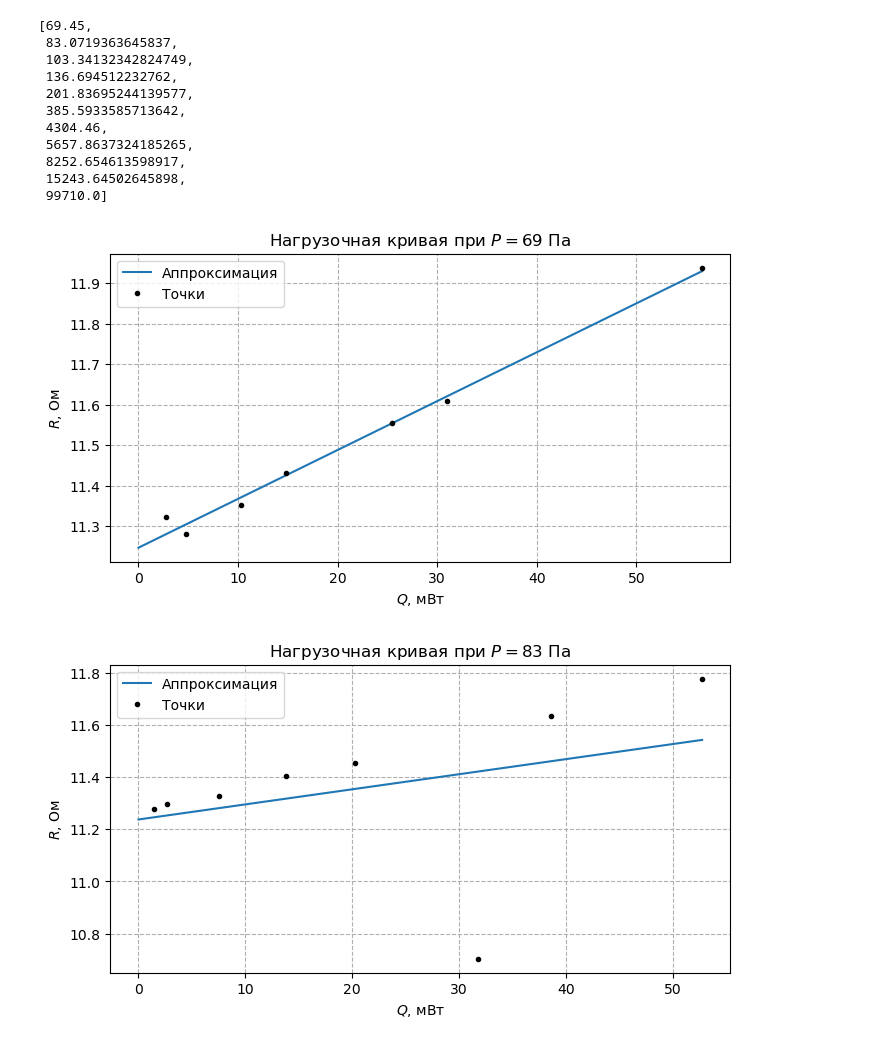
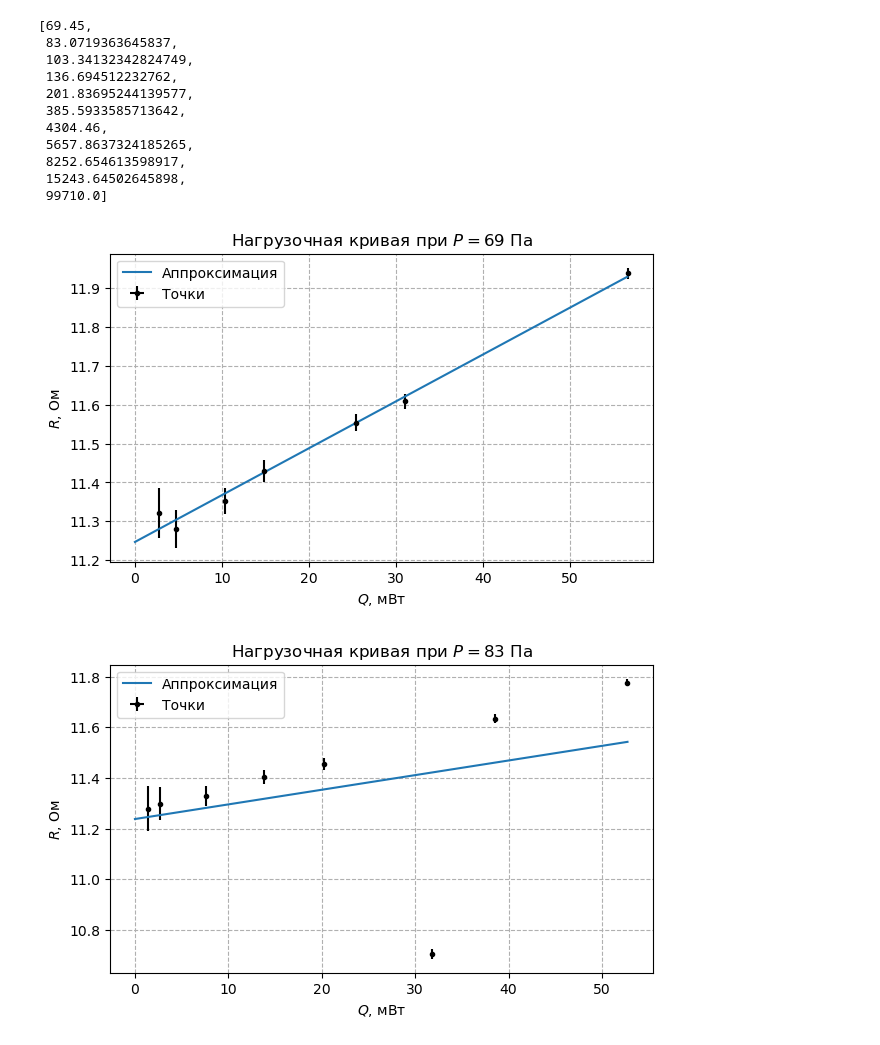
Before and after one commit to victorbaldin56/phys_vpv, a Jupyter notebook: 2_sem/calc.ipynb, the cells around one changed output. Cells and saved outputs as stored; diff of their text form; code cells hidden in the pictures.

Commit message:
add tables & graphs in tex

```diff
--- a/2_sem/calc.ipynb
+++ b/2_sem/calc.ipynb
@@ -24,6 +24,24 @@ def fit(f, par, x, y):
         y1 = f(par, x_)
         return np.sum((y1-y_)**2)
     return minimize(err, [par], args=(x, y)).x[0]
+# %%
+def latex_tab(df, caption):
+    tab = df.to_latex(float_format='%.3f',
+                      caption=caption,
+                      escape=False,
+                      index=False,
+                      position='H')
+
+    tab = tab.replace('\\\\\n', '\\\\ \\hline\n')
+    tab = tab.replace('I(mA)', r'$I$, мА')
+    tab = tab.replace('U(V)', r'$U$, В')
+    tab = tab.replace('Q &', r'$Q$, мкВт &')
+    tab = tab.replace('R &', r'$R$, Ом &')
+    tab = tab.replace('\\toprule', '\\hline')
+    tab = tab.replace('\\midrule\n', '')
+    tab = tab.replace('rrrrrr', '|c|c|c|c|c|c|')
+    tab = tab.replace('\\bottomrule\n', '')
+    return tab
 # %%
 # Давления в 1 п. лабы
 
@@ -50,25 +68,50 @@ P
 # %%
 resistances = read_files([f'data/UI{p}.csv' for p in P])
 
+# Погрешности
+U_ERR = 0.001
+I_ERR = 0.001
+
+a = []
+b = []
 cnt = 0
-for resist in resistances:
-    resist['R'] = resist['U(V)'] * 1e3 / resist['I(mA)']
-    resist['Q'] = resist['U(V)'] * resist['I(mA)']
+with open('include.tex', 'w') as f:
+    for resist in resistances:
+        resist['R'] = resist['U(V)'] * 1e3 / resist['I(mA)']
+        resist[r'$\Delta R$, Ом'] = resist['R'] * [np.sqrt((I_ERR / resist['I(mA)'].iloc[i])**2 + (U_ERR / resist['U(V)'].iloc[i])**2)
+                                                   for i in range(resist['I(mA)'].__len__())]
+        resist['Q'] = resist['U(V)'] * resist['I(mA)']
+        resist[r'$\Delta Q$, мВт'] = resist['Q'] * [np.sqrt((I_ERR / resist['I(mA)'].iloc[i])**2 + (U_ERR / resist['U(V)'].iloc[i])**2)
+                                                   for i in range(resist['I(mA)'].__len__())]
 
-    plt.figure(figsize=(8, 4))
-    plt.errorbar(resist['Q'], resist['R'], fmt='k.', label='Точки')
-    [a, b] = np.polyfit(resist['Q'], resist['R'], deg=1)
-    x_ax = np.linspace(0, max(resist['Q']), 1000)
+        plt.figure(figsize=(7, 4))
+        plt.errorbar(resist['Q'], resist['R'], fmt='k.', label='Точки',
+                     xerr=resist[r'$\Delta Q$, мВт'], yerr=resist[r'$\Delta R$, Ом'])
+        [tmp_a, tmp_b] = np.polyfit(resist['Q'], resist['R'], deg=1)
+        a.append(tmp_a)
+        b.append(tmp_b)
+        x_ax = np.linspace(0, max(resist['Q']), 1000)
 
-    plt.plot(x_ax, a * x_ax + b, label='Аппроксимация')
+        plt.plot(x_ax, tmp_a * x_ax + tmp_b, label='Аппроксимация')
 
-    plt.xlabel('$Q$, мВт')
-    plt.ylabel('$R$, Ом')
-    plt.title(f'Нагрузочная кривая при $P = {P[cnt]:.0f}$ Па')
-    plt.grid(linestyle='--')
-    plt.legend()
-    plt.savefig(f'graphs/RQ{P[cnt]}.pdf')
-    cnt += 1
+        plt.xlabel('$Q$, мВт')
+        plt.ylabel('$R$, Ом')
+        plt.title(f'Нагрузочная кривая при $P = {P[cnt]:.0f}$ Па')
+        plt.grid(linestyle='--')
+        plt.legend()
+        plt.savefig(f'graphs/RQ{P[cnt]}.pdf')
+
+        for key in ['Q', 'R', r'$\Delta R$, Ом', r'$\Delta Q$, мВт']:
+            resist[key] = resist[key].map(lambda x: '%.2f' % x)
+
+        f.write(latex_tab(resist, f'$P = {P[cnt]:.0f}$ Па'))
+
+        f.write(f'\\begin{{figure}}[H]'
+                f'\\centering'
+                f'\\includegraphics[width=\\textwidth]{{graphs/RQ{P[cnt]}.pdf}}'
+                f'\\end{{figure}}')
+
+        cnt += 1
 # %% [output]
-[figure, old version]
+[figure, new version]
-[figure, old version]
+[figure, new version]
```
Also changed, not shown: parts of 4 cells of this notebook, 20 other files.
